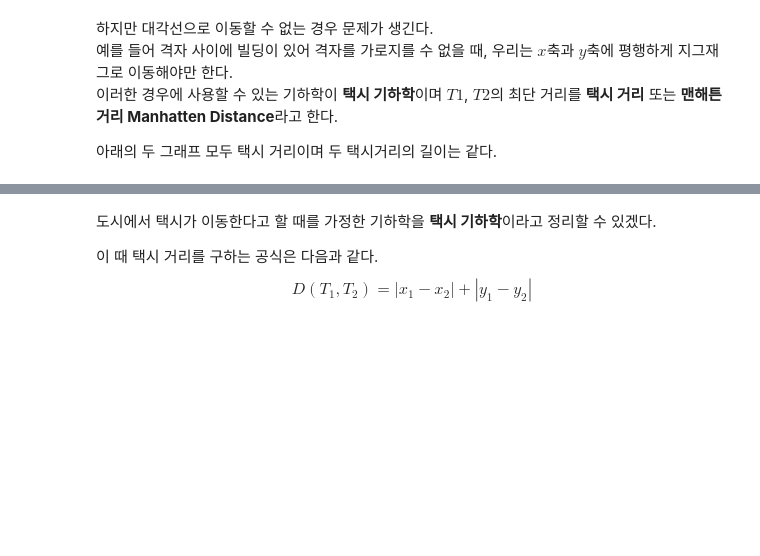
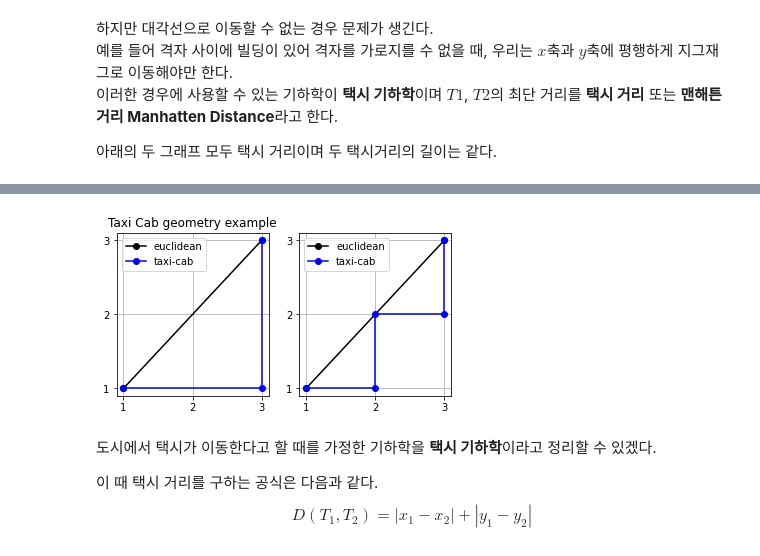
Before and after one commit to 4923/TIL, a Jupyter notebook: Math/taxi-cab-geometry.ipynb, the cells around one changed output, grey strips where cells are left out. Drawn from its saved outputs; the diff is of its cells as text; code cells hidden in the pictures; blank space fills up the shorter version.

Commit message:
Update : 택시거리 예시 그래프 병렬 조정 plt.subplot

```diff
--- a/Math/taxi-cab-geometry.ipynb
+++ b/Math/taxi-cab-geometry.ipynb
@@ -67 +19,50 @@ graph([1, 2, 2, 3, 3], [1, 1, 2, 2, 3], 1)
+# %%
+# [참고](https://wikidocs.net/92089)
+# [참고2 - subplots](https://m.blog.naver.com/PostView.nhn?blogId=heygun&logNo=221520454294&proxyReferer=https:%2F%2Fwww.google.com%2F)
+
+import matplotlib.pyplot as plt
+import numpy as np
+
+# Cell Magic
+%matplotlib inline
+
+# size
+plt.figure(figsize = (6,3))
+
+# coordinates
+euc = [[1,3], [1,3]]
+taxi = [
+    [1, 3, 3], [1, 1, 3],  # taxi 1
+    [1, 2, 2, 3, 3], [1, 1, 2, 2, 3]  # taxi 2
+    ]
+
+# Set Graph
+def graph(i):
+
+    # title
+    plt.title('Taxi Cab geometry example')
+
+    # subplot
+    plt.subplot(1, 2, i+1)
+
+    # line graph
+    # Use o (circle) as mark each dots
+    # Use color argument to change color
+    plt.plot(euc[0], euc[1], marker = 'o', color = 'k', label = "euclidean")
+    plt.plot(taxi[2*i + 0], taxi[2*i + 1], marker = 'o', color = 'b', label = "taxi-cab")
+
+    # Change units (w python array (1, 2, 3, 4) or use np.arange(1, 4))
+    plt.xticks(np.arange(1, 4)), plt.yticks(np.arange(1, 4))
+
+    # graph setting
+    plt.grid()  # make grid
+    plt.legend()  # show lable
+
+for i in range(2):
+    graph(i)
+
+# print
+plt.show()
+# %% [output]
+[figure, added]
 # %% [markdown]
```
Also changed, not shown: parts of 2 cells of this notebook.
